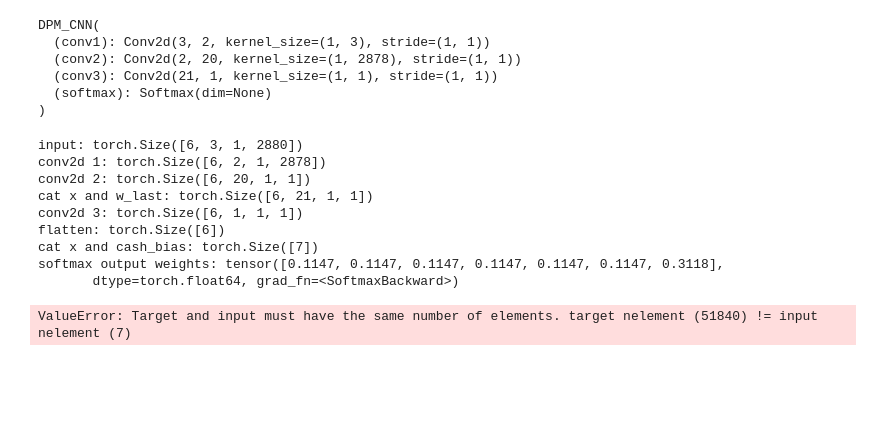
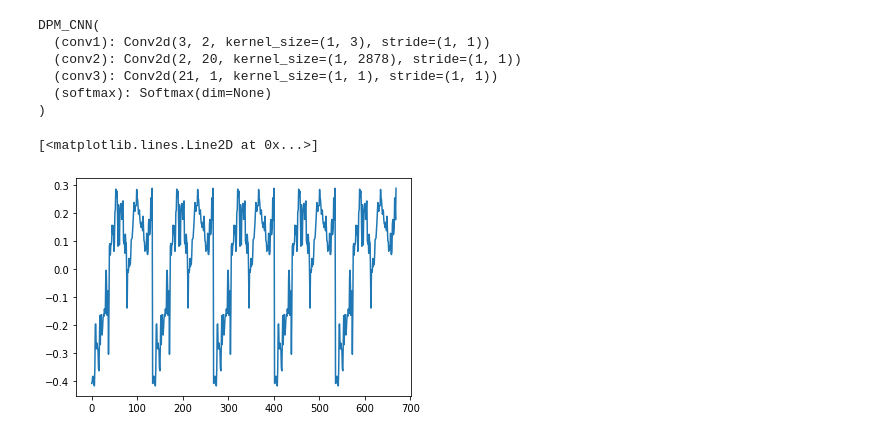
Before and after one commit to collinarnett/xcalibra_trading_bot, a Jupyter notebook: dlpm_draftbook.ipynb, the cells around one changed output. Cells and saved outputs as stored; diff of their text form; code cells hidden in the pictures; blank space fills up the shorter version.

```diff
--- a/dlpm_draftbook.ipynb
+++ b/dlpm_draftbook.ipynb
@@ -217,6 +225,9 @@ training input tensor shape is: torch.Size([6, 3, 2880])
 ![cnn_diagram](https://i.stack.imgur.com/m4JE9.png)
 
 This is the diagram cited in the paper for the CNN architecture. Our model will obviously not match the same the same dimentions as the one in the paper but this is pretty much what we're going for.
+# %%
+# Some things to set when starting
+commision_ratio = 0.0025
 # %%
 class DPM_CNN(torch.nn.Module):
     def __init__(self, w_last, cash_bias):
@@ -257,25 +268,25 @@ DPM_CNN(
   (conv3): Conv2d(21, 1, kernel_size=(1, 1), stride=(1, 1))
   (softmax): Softmax(dim=None)
 )
+# %%
+def custom_loss(output, future_price, w_last):
+    mew = torch.sum(torch.abs(output[1:] - w_last), dim=0, keepdim=True) * commision_ratio
+    loss = -torch.mean(torch.log(torch.sum(output[:]*future_price, dim=1) - mew))
+    return loss
 # %%
 epochs=5
+running_loss = []
+
 for epoch in range(epochs):
-    running_loss = 0.0
     for i in range(len(X_train)):
-        w_last = model(torch.unsqueeze(X_train[i],2), W_0)
-        loss = criterion(w_last, X_train[i+1])
+        w_last = model(torch.unsqueeze(X_train[i], 2), W_0)
+        y = torch.cat((torch.ones([6,1]).double(), X_train[i][:, 0, -1:]), dim=0)
+        loss = custom_loss(w_last, y, torch.squeeze(W_0))
         loss.backward()
-        optimizer.step()
-        running_loss += loss.item()
-        print(loss)
+        opt.step()
+        running_loss.append(loss.item())
-# %% [output]
-input: torch.Size([6, 3, 1, 2880])
-conv2d 1: torch.Size([6, 2, 1, 2878])
-conv2d 2: torch.Size([6, 20, 1, 1])
-cat x and w_last: torch.Size([6, 21, 1, 1])
-conv2d 3: torch.Size([6, 1, 1, 1])
-flatten: torch.Size([6])
-cat x and cash_bias: torch.Size([7])
-softmax output weights: tensor([0.1147, 0.1147, 0.1147, 0.1147, 0.1147, 0.1147, 0.3118],
-       dtype=torch.float64, grad_fn=<SoftmaxBackward>)
-ValueError: Target and input must have the same number of elements. target nelement (51840) != input nelement (7)
+# %%
+plt.plot(running_loss)
+# %% [output]
+[<matplotlib.lines.Line2D at 0x...>]
+[figure, added]
```
Also changed, not shown: parts of 5 cells of this notebook.
